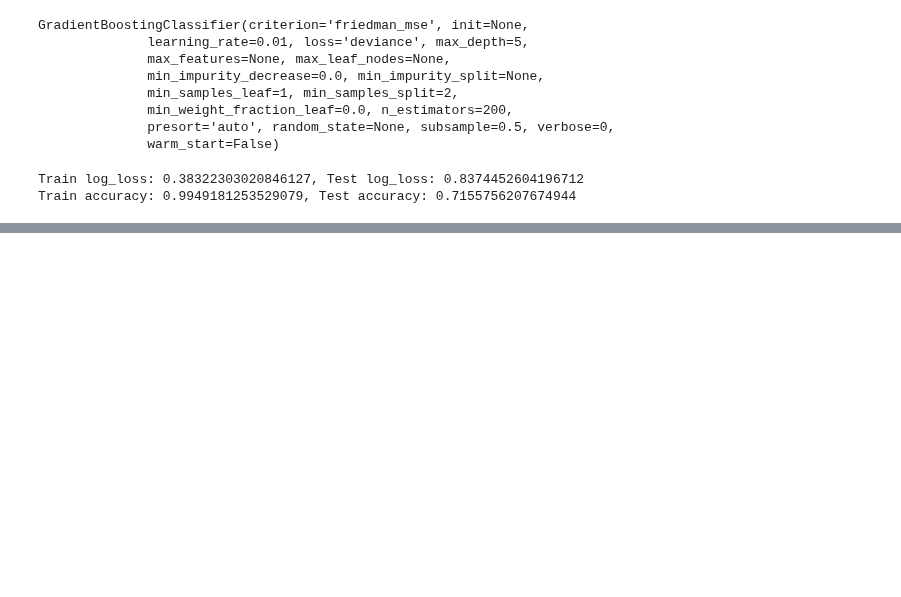
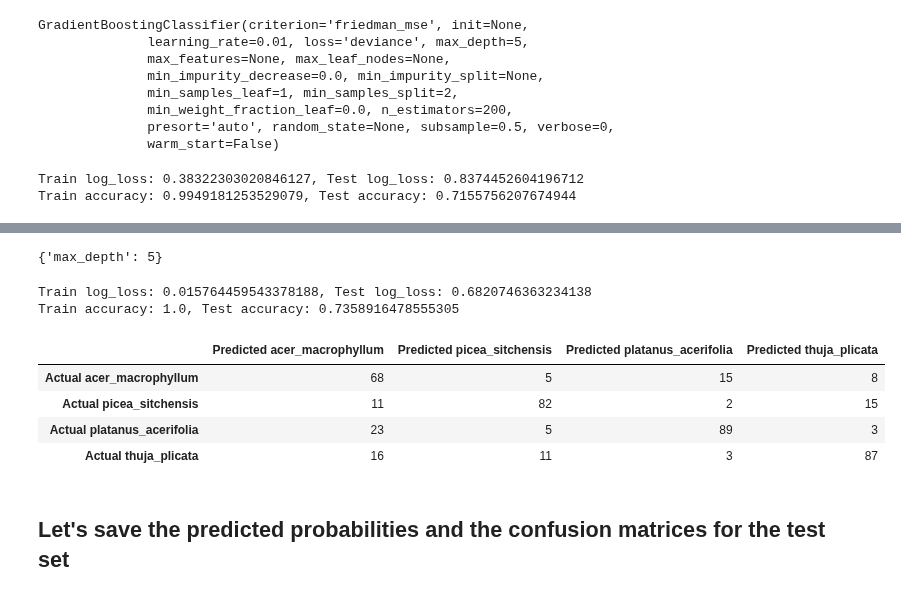
Before and after one commit to NathanielBlairStahn/tree-logic, a Jupyter notebook: notebooks/20180517_more_species/logistic_and_gb_4_species.ipynb, the cells around one changed output, grey strips where cells are left out. Saved outputs shown, nothing was run; the diff lists cells and outputs as text; code cells hidden in the pictures; blank space fills up the shorter version.

```diff
--- a/notebooks/20180517_more_species/logistic_and_gb_4_species.ipynb
+++ b/notebooks/20180517_more_species/logistic_and_gb_4_species.ipynb
@@ -382,3 +398,11 @@ Train accuracy: 0.9949181253529079, Test accuracy: 0.7155756207674944
 # %%
 gb_model = GradientBoostingClassifier(learning_rate=0.05, n_estimators=250, subsample=0.5,
                                       max_features='auto', max_depth=3, verbose=1)
+# %%
+param_grid = {'max_depth': [3,5]}
+gridsearch = GridSearchCV(estimator=gb_model,
+                          param_grid=param_grid,
+                          scoring=['neg_log_loss', 'accuracy'],
+                          refit='neg_log_loss')
+# %%
+gridsearch.fit(X_train, y_train)
@@ -384,0 +447,21 @@ gb_model = GradientBoostingClassifier(learning_rate=0.05, n_estimators=250, subs
+# %%
+gridsearch.best_params_
+# %% [output]
+{'max_depth': 5}
+# %%
+gb_model = gridsearch.best_estimator_
+gbeval = meval.ModelEvaluator(gb_model)
+gbeval.print_classifier_metrics(X_train, X_test, y_train, y_test)
+# %% [output]
+Train log_loss: 0.015764459543378188, Test log_loss: 0.6820746363234138
+Train accuracy: 1.0, Test accuracy: 0.7358916478555305
+# %%
+gbeval.confusion_df(X_test, y_test)
+# %% [output]
+|  | Predicted acer_macrophyllum | Predicted picea_sitchensis | Predicted platanus_acerifolia | Predicted thuja_plicata |
+| Actual acer_macrophyllum | 68 | 5 | 15 | 8 |
+| Actual picea_sitchensis | 11 | 82 | 2 | 15 |
+| Actual platanus_acerifolia | 23 | 5 | 89 | 3 |
+| Actual thuja_plicata | 16 | 11 | 3 | 87 |
+# %% [markdown]
+## Let's save the predicted probabilities and the confusion matrices for the test set
```
Also changed, not shown: parts of 5 cells of this notebook.
